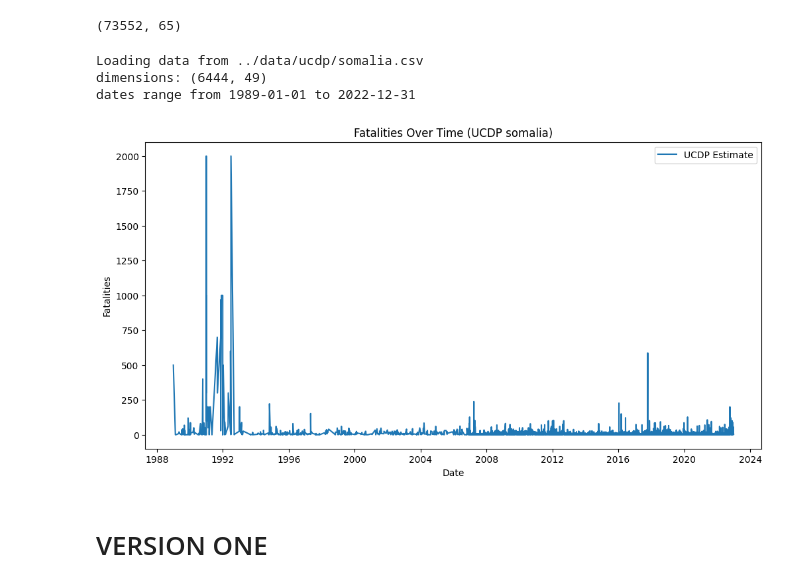
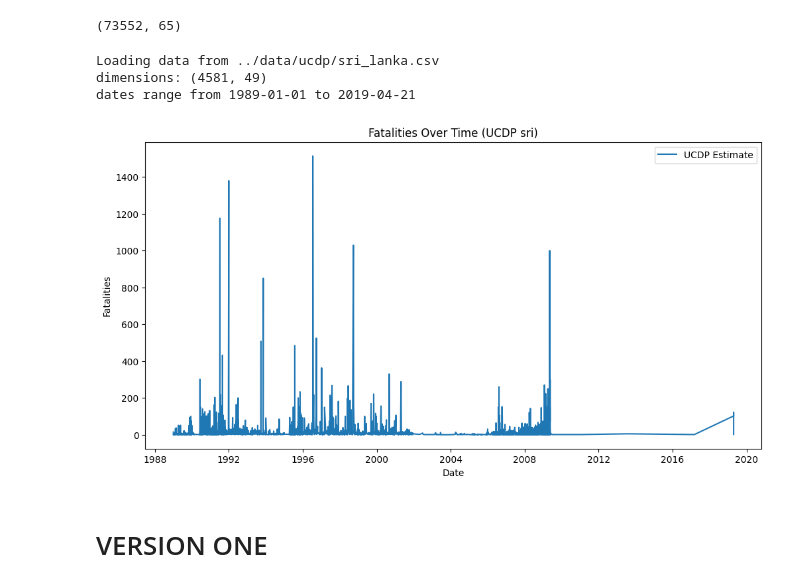
Before and after one commit to kaylanhua/conflicts, a Jupyter notebook: hadr/v1.ipynb, the cells around one changed output. Cells and saved outputs as stored; diff of their text form; code cells hidden in the pictures.

```diff
--- a/hadr/v1.ipynb
+++ b/hadr/v1.ipynb
@@ -32,18 +34,18 @@ data.shape # (73552, 65)
 # %% [output]
 (73552, 65)
 # %%
-country = 'somalia'
+country = 'sri_lanka'
 ucdp_data = pd.read_csv(f"../data/ucdp/{country}.csv")
 
 ucleaner = UCDPCleaner(country)
 ucdp = ucleaner.data
 print("dimensions:", ucdp.shape)
 ucleaner.plot()
 # %% [output]
-Loading data from ../data/ucdp/somalia.csv
-dimensions: (6444, 49)
-dates range from 1989-01-01 to 2022-12-31
+Loading data from ../data/ucdp/sri_lanka.csv
+dimensions: (4581, 49)
+dates range from 1989-01-01 to 2019-04-21
-[figure, old version]
+[figure, new version]
 # %% [markdown]
 # VERSION ONE
 # %%
```
Also changed, not shown: parts of 11 cells of this notebook.
